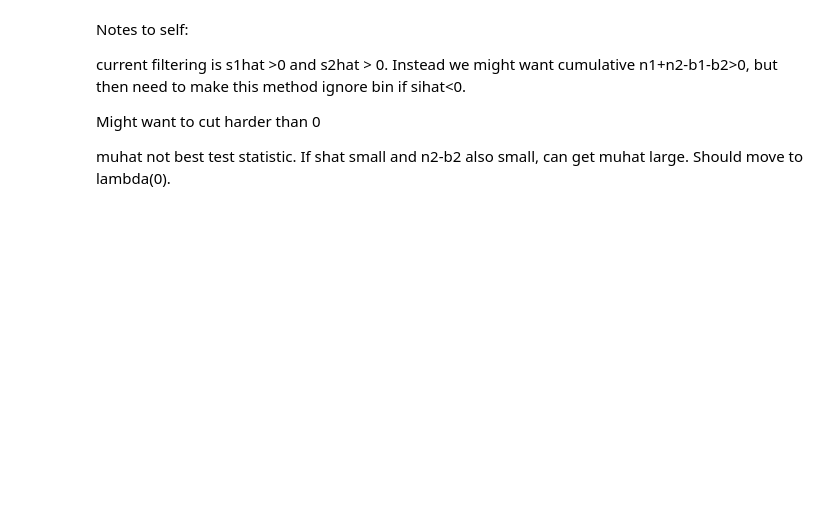
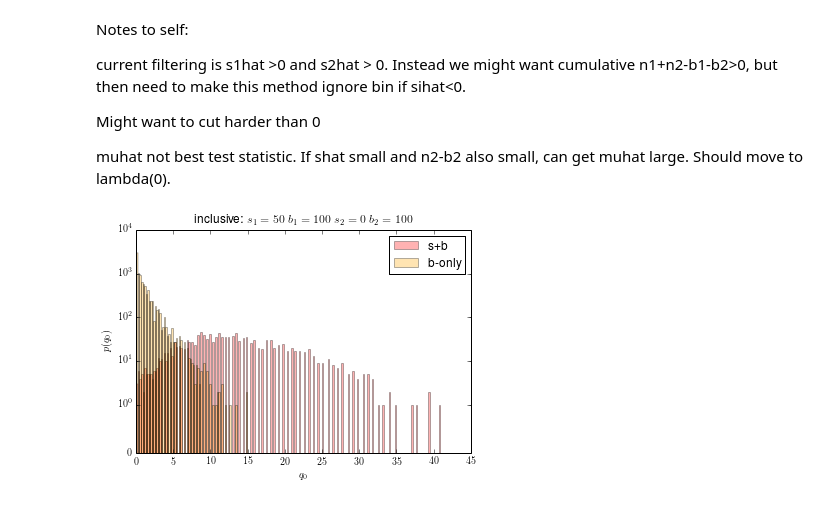
Before and after one commit to cranmer/play, a Jupyter notebook: misc/DataGuidedSequentialSearch.ipynb, the cells around one changed output. Cells and saved outputs as stored; diff of their text form; code cells hidden in the pictures; blank space fills up the shorter version.

Commit message:
nicer plots based on q_0

```diff
--- a/misc/DataGuidedSequentialSearch.ipynb
+++ b/misc/DataGuidedSequentialSearch.ipynb
@@ -105,18 +108,20 @@ struth=[(s1hat,0),(s2hat,0),(muhat,0)]
 truth=btruth+struth
 n11_expts = np.random.poisson(nu11.subs(truth),nExp)
 n12_expts = np.random.poisson(nu12.subs(truth),nExp)
-n21_expts = np.random.poisson(nu21.subs(truth),nExp)
-n22_expts = np.random.poisson(nu22.subs(truth),nExp)
-temp = np.zeros(nExp*4).reshape(nExp,4)
+#n21_expts = np.random.poisson(nu21.subs(truth),nExp)
+#n22_expts = np.random.poisson(nu22.subs(truth),nExp)
+temp = np.zeros(nExp*2).reshape(nExp,2)
 temp[:,0] = n11_expts
 temp[:,1] = n12_expts
-temp[:,2] = n21_expts
-temp[:,3] = n22_expts
+#temp[:,2] = n21_expts
+#temp[:,3] = n22_expts
 temp = np.array(filter(lambda x: x[0]>b1.subs(truth)*1.1 and x[1]>b2.subs(truth)*1.1, temp))
 n11_expts = temp[:,0]
 n12_expts = temp[:,1]
-n21_expts = temp[:,2]
-n22_expts = temp[:,3]
+#n21_expts = temp[:,2]
+#n22_expts = temp[:,3]
+n21_expts = np.random.poisson(nu21.subs(truth),n11_expts.size)
+n22_expts = np.random.poisson(nu22.subs(truth),n11_expts.size)
 len(n22_expts)
 muhat_b_expts = muhatFunc(n11_expts,n12_expts,n21_expts,n22_expts,float(b1.subs(truth)),float(b2.subs(truth)))
 muhat_b_expts = filter(lambda x: x<1e6, muhat_b_expts)
@@ -132,18 +139,20 @@ struth=[(s1hat,50),(s2hat,0),(muhat,1)]
 truth=btruth+struth
 n11_expts = np.random.poisson(nu11.subs(truth),nExp)
 n12_expts = np.random.poisson(nu12.subs(truth),nExp)
-n21_expts = np.random.poisson(nu21.subs(truth),nExp)
-n22_expts = np.random.poisson(nu22.subs(truth),nExp)
-temp = np.zeros(nExp*4).reshape(nExp,4)
+#n21_expts = np.random.poisson(nu21.subs(truth),nExp)
+#n22_expts = np.random.poisson(nu22.subs(truth),nExp)
+temp = np.zeros(nExp*2).reshape(nExp,2)
 temp[:,0] = n11_expts
 temp[:,1] = n12_expts
-temp[:,2] = n21_expts
-temp[:,3] = n22_expts
+#temp[:,2] = n21_expts
+#temp[:,3] = n22_expts
 temp = np.array(filter(lambda x: x[0]>b1.subs(truth)*1.1 and x[1]>b2.subs(truth)*1.1, temp))
 n11_expts = temp[:,0]
 n12_expts = temp[:,1]
-n21_expts = temp[:,2]
-n22_expts = temp[:,3]
+#n21_expts = temp[:,2]
+#n22_expts = temp[:,3]
+n21_expts = np.random.poisson(nu21.subs(truth),n11_expts.size)
+n22_expts = np.random.poisson(nu22.subs(truth),n11_expts.size)
 muhat_s_expts = muhatFunc(n11_expts,n12_expts,n21_expts,n22_expts,float(b1.subs(truth)),float(b2.subs(truth)))
 muhat_s_expts = filter(lambda x: x<1e6, muhat_s_expts)
 muhat_s_expts =  np.maximum(-10,np.minimum(10,muhat_s_expts))
@@ -232,8 +267,17 @@ Might want to cut harder than 0
 muhat not best test statistic. If shat small and n2-b2 also small, can get muhat large. Should move to lambda(0).
 # %%
 pylab.yscale('symlog',linthreshy=1) #works for histograms
-i_s_contents, edges, patches = plt.hist(inclusive_q0_s_expts, bins=200, alpha=0.3, color='r')
-i_b_contents, edges, patches = plt.hist(inclusive_q0_b_expts, bins=edges, alpha=0.3, color='orange')
+i_s_contents, edges, patches = plt.hist(inclusive_q0_s_expts,normed=False, bins=200, alpha=0.3, color='r')
+i_b_contents, edges, patches = plt.hist(inclusive_q0_b_expts,normed=False, bins=edges, alpha=0.3, color='orange')
+np.mean(inclusive_q0_s_expts), np.var(inclusive_q0_s_expts)/np.sqrt(inclusive_q0_s_expts.size)
+plt.xlabel('$q_0$')
+plt.ylabel('$p( q_0 )$')
+plt.legend(('s+b', 'b-only'),loc='upper right')
+plt.title('inclusive: $s_1=%d$ $b_1=%d$ $s_2=%d$ $b_2=%d$' %(s1hat.subs(struth),b1.subs(btruth), s2hat.subs(struth),b2.subs(btruth),))
+#plt.ylim(1e-4,1)
+plt.savefig("q0_dist_incl_s1_%d_b1_%d_s2_%d_b2_%d.pdf" %(s1hat.subs(struth),b1.subs(btruth), s2hat.subs(struth),b2.subs(btruth),))
+# %% [output]
+[figure, added]
 # %%
 pylab.yscale('symlog',linthreshy=1) #works for histograms
 s_contents, edges, patches = plt.hist(q0_s_expts, bins=200, alpha=0.3, color='b')
```
Also changed, not shown: parts of 17 cells of this notebook, 4 other files.
